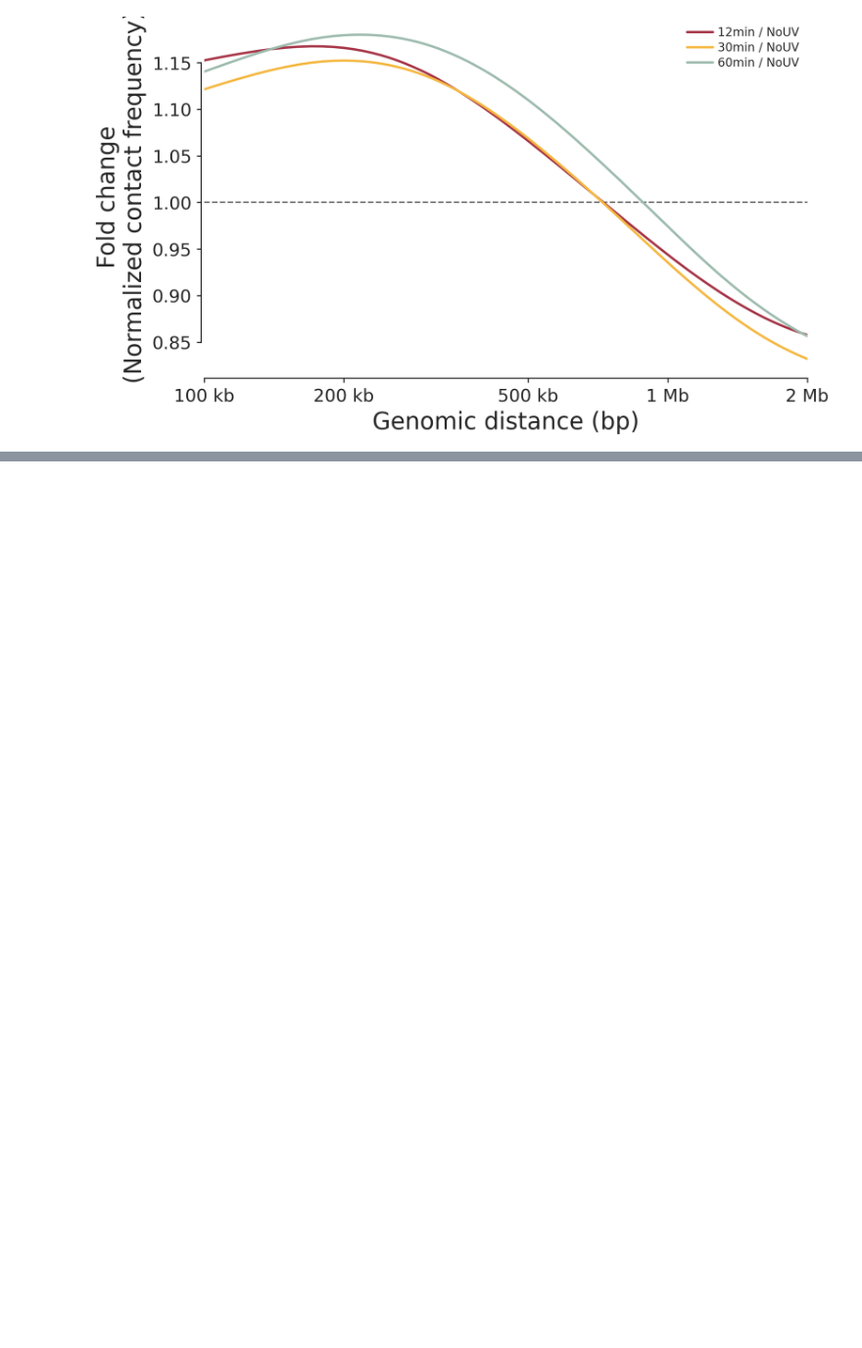
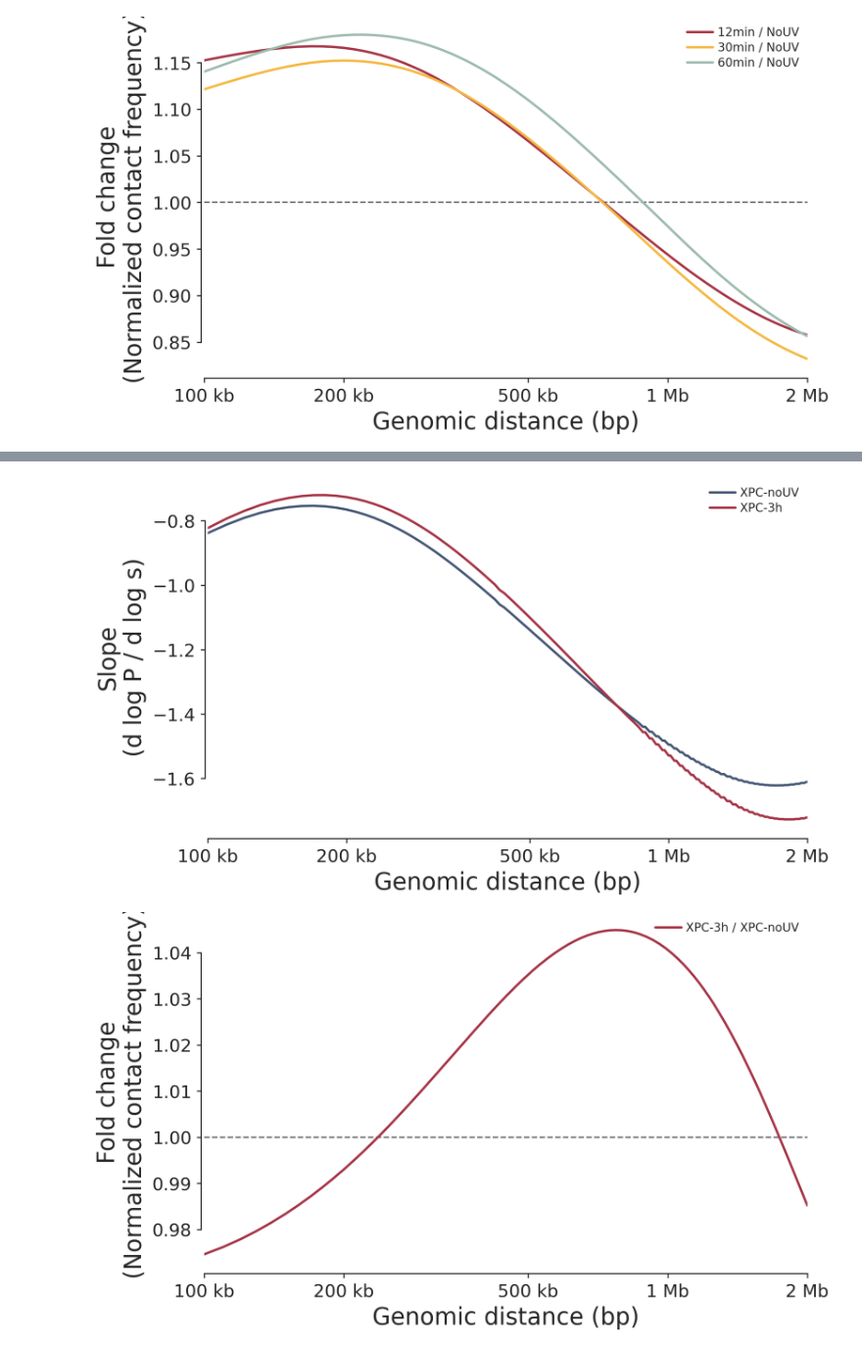
Before and after one commit to CompGenomeLab/ggner-3d, a Jupyter notebook: notebooks/cis_decay_upperlimit.ipynb, the cells around one changed output, grey strips where cells are left out. Shown at 98% size. Cells and saved outputs as stored; diff of their text form; code cells hidden in the pictures; blank space fills up the shorter version.

```diff
--- a/notebooks/cis_decay_upperlimit.ipynb
+++ b/notebooks/cis_decay_upperlimit.ipynb
@@ -447,0 +475,27 @@ fig.savefig("/home/carlos/Clone/ggner-3d/figs/decay/cis_foldchange_hela.svg")
+# %%
+# XPC-/-: UV timecourse, fold change vs its OWN no-UV baseline (XPCnoUV).
+color_map = {"XPCnoUV": "#465775", "XPC3h": "#A63446"}
+
+# --- slope figure ---
+fig_s, ax_s, color_map = plot_cis_slope(
+    cis_decay_dict=cis_decay_dict,
+    colors=color_map,
+    samples=("XPCnoUV", "XPC3h"),
+    figsize=(7, 4),
+)
+_style_dist_axis(ax_s)
+fig_s.savefig("/home/carlos/Clone/ggner-3d/figs/decay/cis_slope_xpc_ko.svg")
+
+# --- fold-change figure (vs XPCnoUV) ---
+fig, ax2, color_map = plot_cis_foldchange(
+    cis_decay_dict=cis_decay_dict,
+    colors=color_map,
+    comp_base="XPCnoUV",
+    comps=("XPC3h",),
+    figsize=(7, 4),
+)
+_style_dist_axis(ax2)
+fig.savefig("/home/carlos/Clone/ggner-3d/figs/decay/cis_foldchange_xpc_ko.svg")
+# %% [output]
+[figure, added]
+[figure, added]
```
Also changed, not shown: parts of 1 cell of this notebook, 11 other files.
